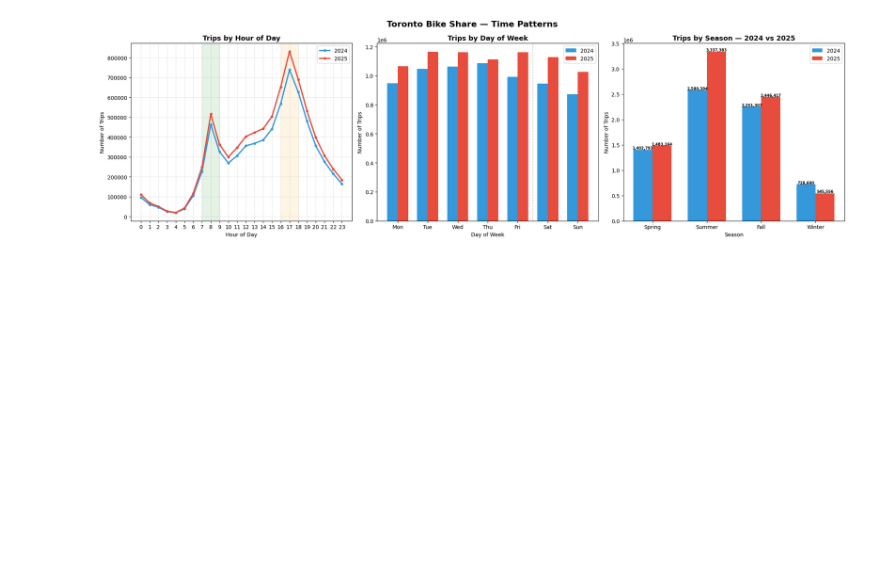
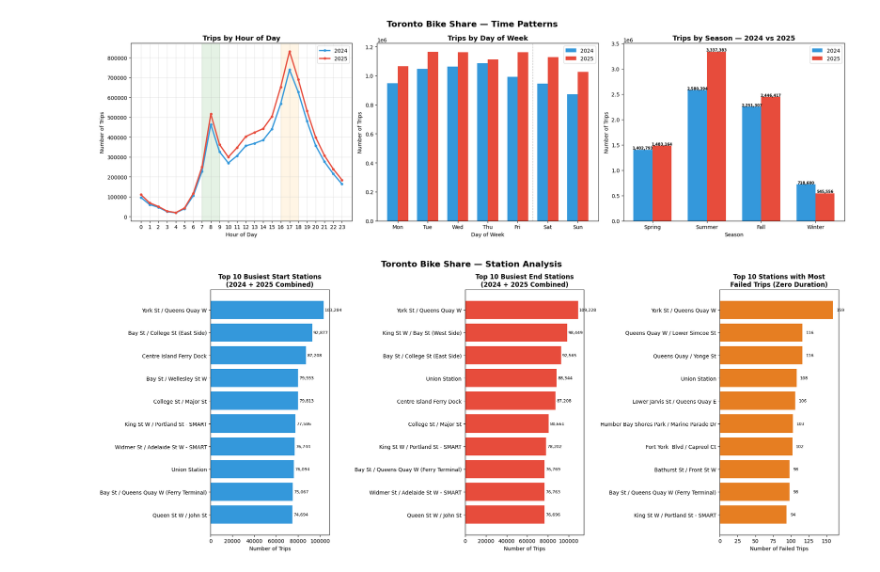
Before and after one commit to john-nio/portfolio-projects, a Jupyter notebook: toronto_bikeshare/bikeshare.ipynb, the cells around one changed output. Saved outputs shown, nothing was run; the diff lists cells and outputs as text; code cells hidden in the pictures; blank space fills up the shorter version.

Commit message:
Add more charts

```diff
--- a/toronto_bikeshare/bikeshare.ipynb
+++ b/toronto_bikeshare/bikeshare.ipynb
@@ -780,3 +780,53 @@ plt.savefig('visualizations/time_patterns.png', dpi=150)
 plt.show()
 # %% [output]
 [figure]
+# %%
+fig, axes = plt.subplots(1, 3, figsize=(20, 8))
+
+# ── 10. Top 10 busiest start stations ─────────────────────────
+top_start = df_all.groupby('Start_Station_Name').size()\
+            .sort_values(ascending=False).head(10)
+
+axes[0].barh(top_start.index, top_start.values, color='#3498db')
+axes[0].set_title('Top 10 Busiest Start Stations\n(2024 + 2025 Combined)',
+                  fontsize=12, fontweight='bold')
+axes[0].set_xlabel('Number of Trips')
+axes[0].invert_yaxis()
+for i, val in enumerate(top_start.values):
+    axes[0].text(val + 1000, i, f'{val:,.0f}',
+                 va='center', fontsize=8)
+
+# ── 11. Top 10 busiest end stations ───────────────────────────
+top_end = df_all.groupby('End_Station_Name').size()\
+          .sort_values(ascending=False).head(10)
+
+axes[1].barh(top_end.index, top_end.values, color='#e74c3c')
+axes[1].set_title('Top 10 Busiest End Stations\n(2024 + 2025 Combined)',
+                  fontsize=12, fontweight='bold')
+axes[1].set_xlabel('Number of Trips')
+axes[1].invert_yaxis()
+for i, val in enumerate(top_end.values):
+    axes[1].text(val + 1000, i, f'{val:,.0f}',
+                 va='center', fontsize=8)
+
+# ── 12. Stations with most zero duration trips ─────────────────
+zero_trips = df_all[df_all['Trip_Duration'] == 0]\
+             .groupby('Start_Station_Name').size()\
+             .sort_values(ascending=False).head(10)
+
+axes[2].barh(zero_trips.index, zero_trips.values, color='#e67e22')
+axes[2].set_title('Top 10 Stations with Most\nFailed Trips (Zero Duration)',
+                  fontsize=12, fontweight='bold')
+axes[2].set_xlabel('Number of Failed Trips')
+axes[2].invert_yaxis()
+for i, val in enumerate(zero_trips.values):
+    axes[2].text(val + 5, i, f'{val:,.0f}',
+                 va='center', fontsize=8)
+
+fig.suptitle('Toronto Bike Share — Station Analysis',
+             fontsize=16, fontweight='bold')
+plt.tight_layout()
+plt.savefig('visualizations/station_analysis.png', dpi=150)
+plt.show()
+# %% [output]
+[figure, added]
```
Also changed, not shown: 1 other file.
